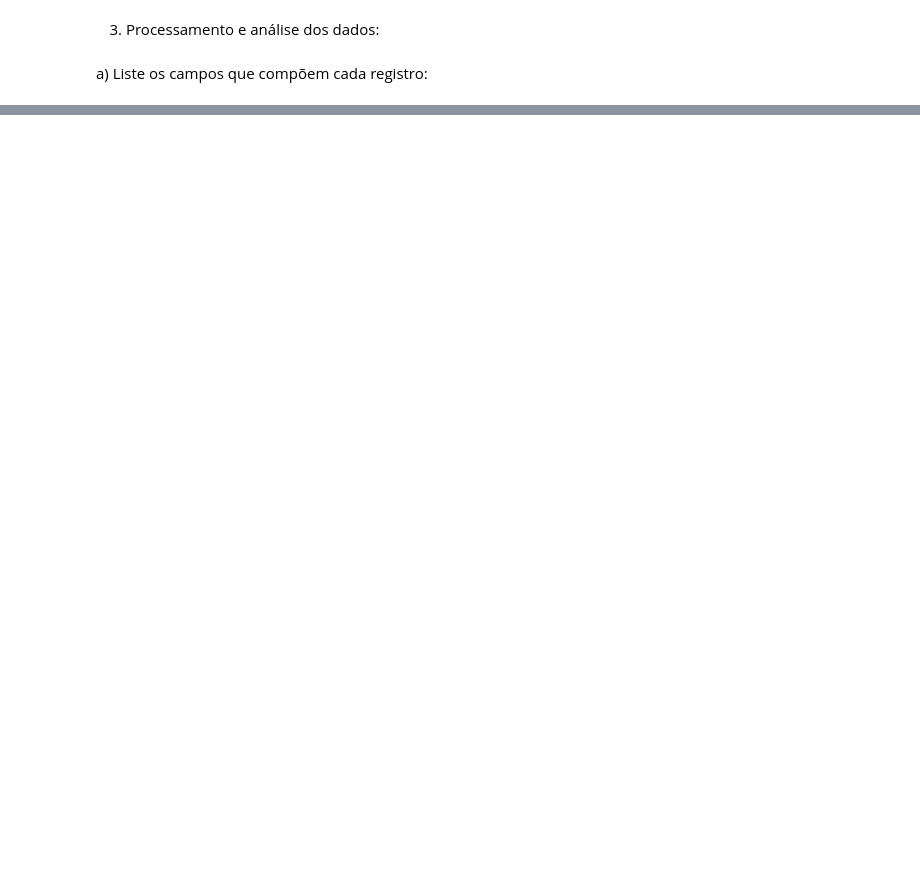
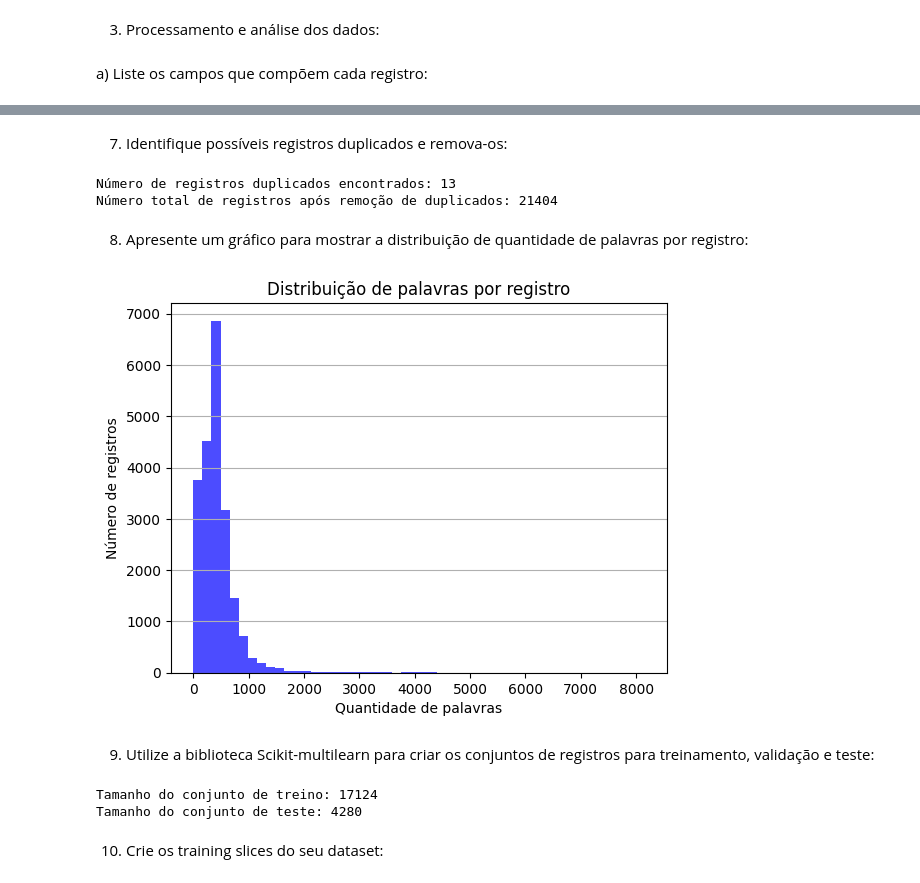
Before and after one commit to paulomcs/PLN_2024_Datasets_Desbalanceados_sampaio_paulo, a Jupyter notebook: pad.ipynb, the cells around one changed output, grey strips where cells are left out. Drawn from its saved outputs; the diff is of its cells as text; code cells hidden in the pictures; blank space fills up the shorter version.

```diff
--- a/pad.ipynb
+++ b/pad.ipynb
@@ -17,0 +35,10 @@ Index(['North Korea fires ballistic missile; U.S., South Korea analyzing: South
+# %%
+df['label_count'] = df['subject'].apply(lambda x: len(x.split(',')) if pd.notnull(x) else 0)
+
+label_distribution = df['label_count'].value_counts().sort_index()
+
+print("Quantidade de registros por número de labels:")
+print(label_distribution)
+
+no_label_count = (df['label_count'] == 0).sum()
+print(f'Quantidade de registros sem label: {no_label_count}')
@@ -17,0 +98,6 @@ Index(['North Korea fires ballistic missile; U.S., South Korea analyzing: South
+# %%
+# Adiciona a coluna 'has_label'
+df['has_label'] = df['subject'].apply(lambda x: 1 if pd.notnull(x) else 0)
+
+# Exiba as primeiras linhas do dataframe para verificar a nova coluna
+print(df[['subject', 'has_label']].head())
@@ -17,0 +113,6 @@ Index(['North Korea fires ballistic missile; U.S., South Korea analyzing: South
+# %%
+# Concatenar 'title' e 'text' em um novo campo
+df['combined_text'] = df['title'] + " " + df['text']
+
+# Exiba as primeiras linhas para verificar a nova coluna
+print(df[['title', 'text', 'combined_text']].head())
@@ -17,0 +140,55 @@ Index(['North Korea fires ballistic missile; U.S., South Korea analyzing: South
+# %% [markdown]
+7. Identifique possíveis registros duplicados e remova-os:
+# %%
+
+duplicates = df.duplicated().sum()
+print(f'Número de registros duplicados encontrados: {duplicates}')
+
+df.drop_duplicates(inplace=True)
+print(f'Número total de registros após remoção de duplicados: {df.shape[0]}')
+# %% [output]
+Número de registros duplicados encontrados: 13
+Número total de registros após remoção de duplicados: 21404
+# %% [markdown]
+8. Apresente um gráfico para mostrar a distribuição de quantidade de palavras por registro:
+# %%
+import matplotlib.pyplot as plt
+
+# Contar o número de palavras por registro (na coluna 'combined_text')
+df['word_count'] = df['combined_text'].apply(lambda x: len(str(x).split()))
+
+# Plotar a distribuição
+plt.hist(df['word_count'], bins=50, color='blue', alpha=0.7)
+plt.xlabel('Quantidade de palavras')
+plt.ylabel('Número de registros')
+plt.title('Distribuição de palavras por registro')
+plt.grid(axis='y')
+plt.show()
+# %% [output]
+[figure, added]
+# %% [markdown]
+9. Utilize a biblioteca Scikit-multilearn para criar os conjuntos de registros para treinamento, validação e teste:
+# %%
+import pandas as pd
+from skmultilearn.model_selection import iterative_train_test_split
+from sklearn.preprocessing import MultiLabelBinarizer
+
+# Supondo que 'subject' contém múltiplas classes separadas por vírgula
+df['subject'] = df['subject'].fillna('')  # Certifique-se de que não haja NaNs
+df['subject'] = df['subject'].apply(lambda x: x.split(','))  # Divida as classes em listas
+
+# Prepare os dados
+X = df['combined_text'].values.reshape(-1, 1)  # Reshape para ser uma matriz 2D
+y = MultiLabelBinarizer().fit_transform(df['subject'])
+
+# Divisão do dataset (80% treino, 10% validação, 10% teste)
+X_train, y_train, X_test, y_test = iterative_train_test_split(X, y, test_size=0.2)
+
+# Verifique os tamanhos dos conjuntos
+print(f'Tamanho do conjunto de treino: {X_train.shape[0]}')
+print(f'Tamanho do conjunto de teste: {X_test.shape[0]}')
+# %% [output]
+Tamanho do conjunto de treino: 17124
+Tamanho do conjunto de teste: 4280
+# %% [markdown]
+10. Crie os training slices do seu dataset:
```
Also changed, not shown: parts of 21 cells of this notebook, 1 other file.
